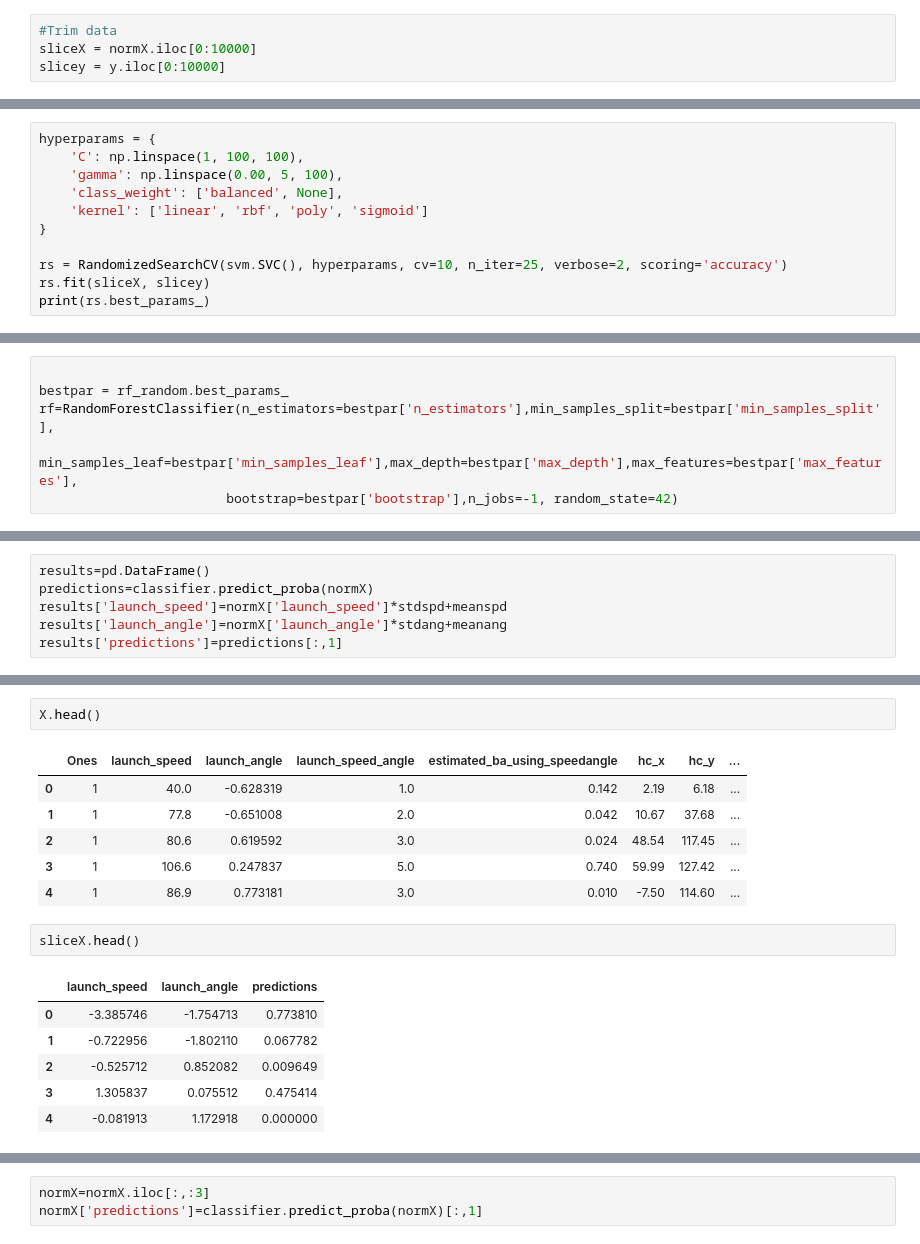
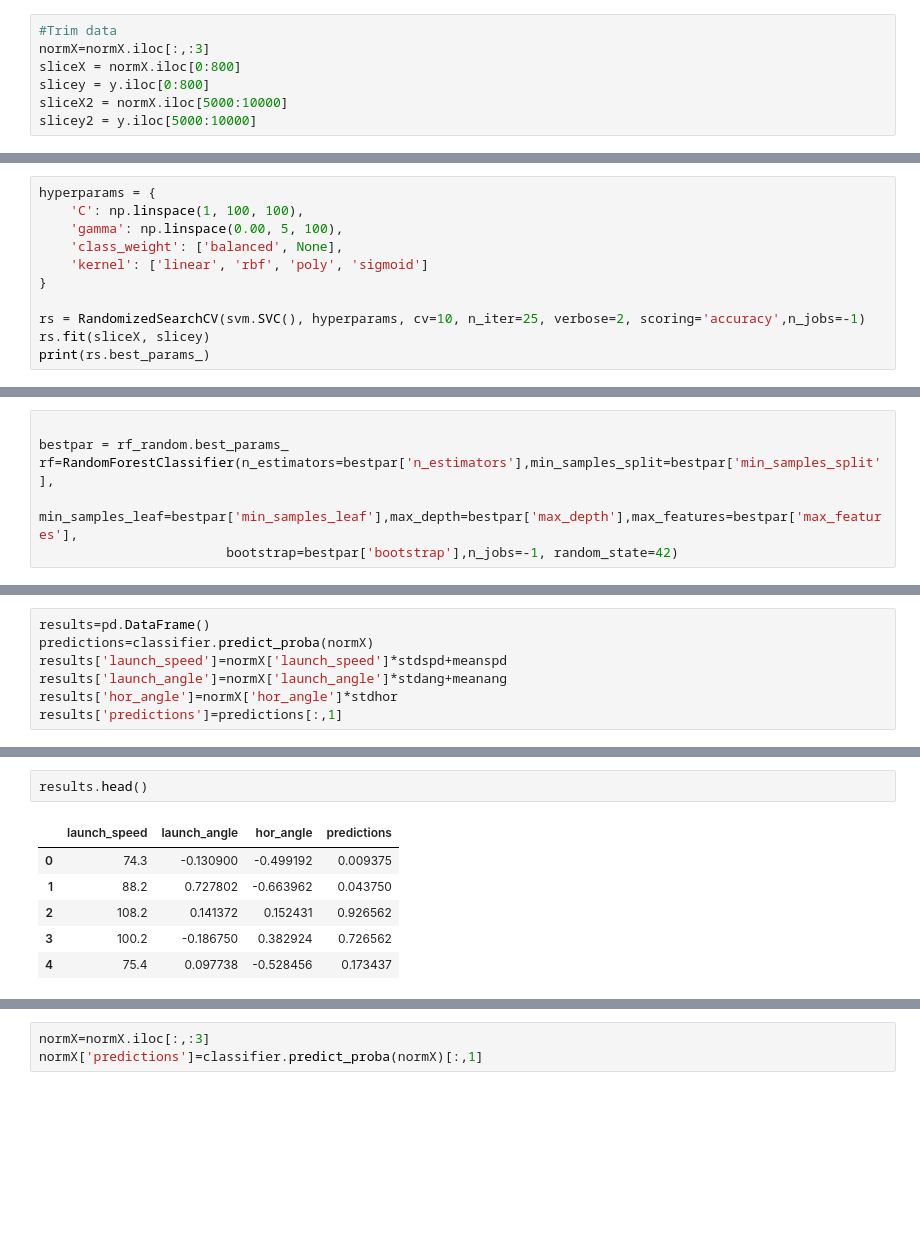
Before and after one commit to EricLangdon/cs254-Project, a Jupyter notebook: jupyter/Project_v2_randomfor.ipynb, the cells around one changed output, grey strips where cells are left out. Cells and saved outputs as stored; diff of their text form; blank space fills up the shorter version.

```diff
--- a/jupyter/Project_v2_randomfor.ipynb
+++ b/jupyter/Project_v2_randomfor.ipynb
@@ -141,4 +80,7 @@ plt.show()
 # %%
 #Trim data
-sliceX = normX.iloc[0:10000]
-slicey = y.iloc[0:10000]
+normX=normX.iloc[:,:3]
+sliceX = normX.iloc[0:800]
+slicey = y.iloc[0:800]
+sliceX2 = normX.iloc[5000:10000]
+slicey2 = y.iloc[5000:10000]
@@ -159,7 +92,7 @@ hyperparams = {
     'kernel': ['linear', 'rbf', 'poly', 'sigmoid']
 }
 
-rs = RandomizedSearchCV(svm.SVC(), hyperparams, cv=10, n_iter=25, verbose=2, scoring='accuracy')
+rs = RandomizedSearchCV(svm.SVC(), hyperparams, cv=10, n_iter=25, verbose=2, scoring='accuracy',n_jobs=-1)
 rs.fit(sliceX, slicey)
 print(rs.best_params_)
 # %% [output]
@@ -241,4 +142,5 @@ results=pd.DataFrame()
 predictions=classifier.predict_proba(normX)
 results['launch_speed']=normX['launch_speed']*stdspd+meanspd
 results['launch_angle']=normX['launch_angle']*stdang+meanang
+results['hor_angle']=normX['hor_angle']*stdhor
 results['predictions']=predictions[:,1]
@@ -256,18 +147,9 @@ plt.show()
 # %%
-X.head()
+results.head()
 # %% [output]
-|  | Ones | launch_speed | launch_angle | launch_speed_angle | estimated_ba_using_speedangle | hc_x | hc_y | ... |
-| 0 | 1 | 40.0 | -0.628319 | 1.0 | 0.142 | 2.19 | 6.18 | ... |
-| 1 | 1 | 77.8 | -0.651008 | 2.0 | 0.042 | 10.67 | 37.68 | ... |
-| 2 | 1 | 80.6 | 0.619592 | 3.0 | 0.024 | 48.54 | 117.45 | ... |
-| 3 | 1 | 106.6 | 0.247837 | 5.0 | 0.740 | 59.99 | 127.42 | ... |
-| 4 | 1 | 86.9 | 0.773181 | 3.0 | 0.010 | -7.50 | 114.60 | ... |
+|  | launch_speed | launch_angle | hor_angle | predictions |
+| 0 | 74.3 | -0.130900 | -0.499192 | 0.009375 |
+| 1 | 88.2 | 0.727802 | -0.663962 | 0.043750 |
+| 2 | 108.2 | 0.141372 | 0.152431 | 0.926562 |
+| 3 | 100.2 | -0.186750 | 0.382924 | 0.726562 |
+| 4 | 75.4 | 0.097738 | -0.528456 | 0.173437 |
-# %%
-sliceX.head()
-# %% [output]
-|  | launch_speed | launch_angle | predictions |
-| 0 | -3.385746 | -1.754713 | 0.773810 |
-| 1 | -0.722956 | -1.802110 | 0.067782 |
-| 2 | -0.525712 | 0.852082 | 0.009649 |
-| 3 | 1.305837 | 0.075512 | 0.475414 |
-| 4 | -0.081913 | 1.172918 | 0.000000 |
```
Also changed, not shown: parts of 32 cells of this notebook, 2 other files.
